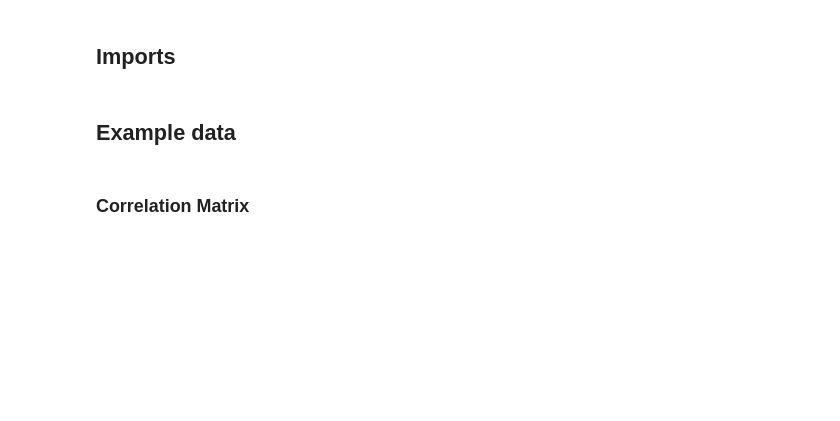
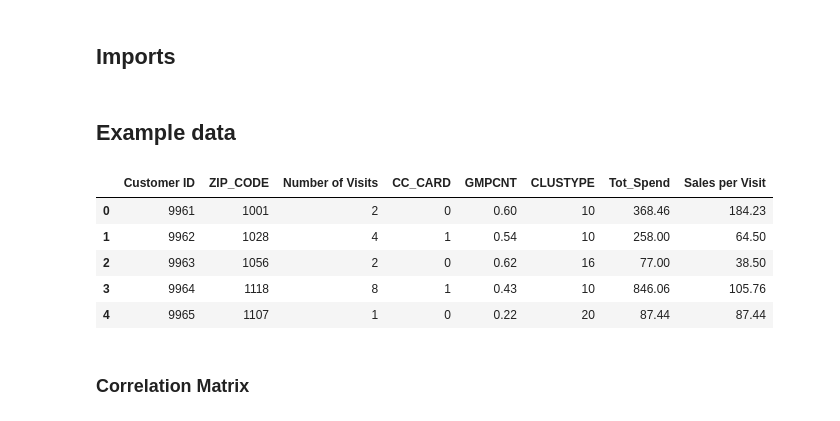
Before and after one commit to JoannaNegrete/visualizations, a Jupyter notebook: PandasVisualizationsQuickRefrerence.ipynb, the cells around one changed output. Drawn from its saved outputs; the diff is of its cells as text; code cells hidden in the pictures; blank space fills up the shorter version.

```diff
--- a/PandasVisualizationsQuickRefrerence.ipynb
+++ b/PandasVisualizationsQuickRefrerence.ipynb
@@ -12,6 +12,15 @@ import matplotlib.pyplot as plt
 ## Example data
 # %%
 df=pd.read_csv("data.csv")
+# %%
+df.head()
+# %% [output]
+|  | Customer ID | ZIP_CODE | Number of Visits | CC_CARD | GMPCNT | CLUSTYPE | Tot_Spend | Sales per Visit |
+| 0 | 9961 | 1001 | 2 | 0 | 0.60 | 10 | 368.46 | 184.23 |
+| 1 | 9962 | 1028 | 4 | 1 | 0.54 | 10 | 258.00 | 64.50 |
+| 2 | 9963 | 1056 | 2 | 0 | 0.62 | 16 | 77.00 | 38.50 |
+| 3 | 9964 | 1118 | 8 | 1 | 0.43 | 10 | 846.06 | 105.76 |
+| 4 | 9965 | 1107 | 1 | 0 | 0.22 | 20 | 87.44 | 87.44 |
 # %% [markdown]
 ### Correlation Matrix
 # %%
```
Also changed, not shown: parts of 7 cells of this notebook.
